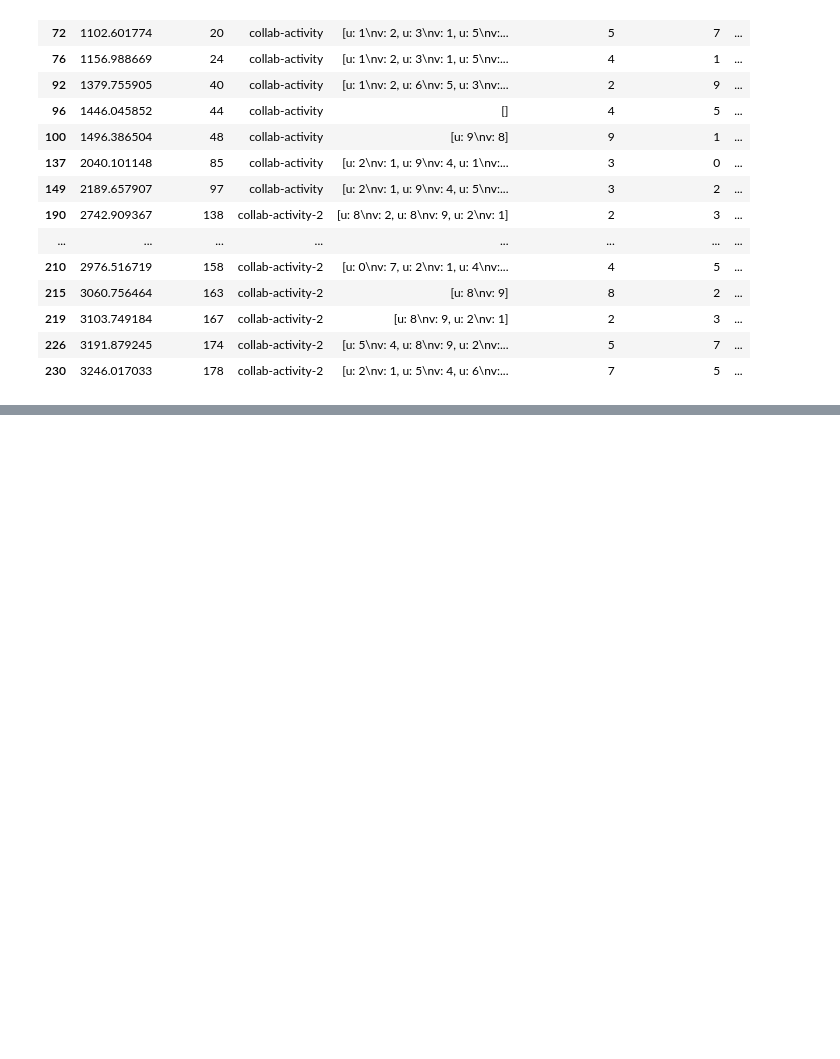
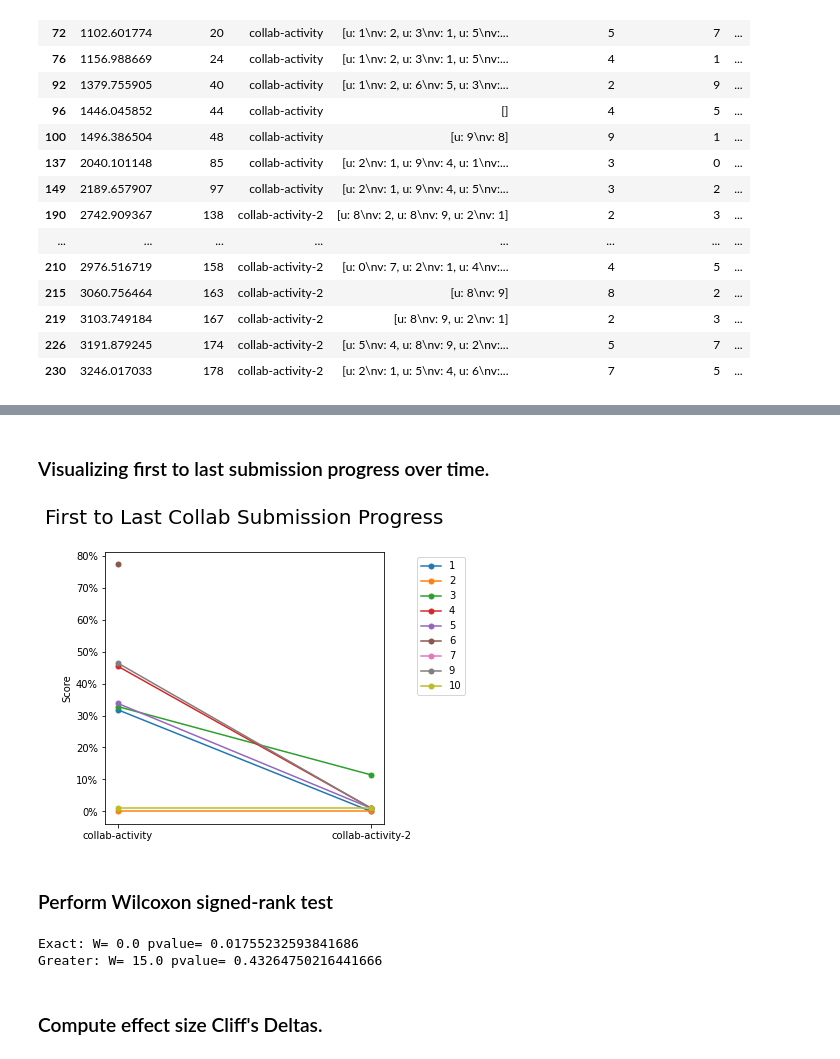
Before and after one commit to utku-norman/justhink-preexp-analysis, a Jupyter notebook: analysis/notebooks/4-perform-error-analysis-across-collaborative-activities-and-attempts.ipynb, the cells around one changed output, grey strips where cells are left out. Drawn from its saved outputs; the diff is of its cells as text; code cells hidden in the pictures; blank space fills up the shorter version.

Commit message:
Adding first to last collab submission progress visualization and stats

```diff
--- a/analysis/notebooks/4-perform-error-analysis-across-collaborative-activities-and-attempts.ipynb
+++ b/analysis/notebooks/4-perform-error-analysis-across-collaborative-activities-and-attempts.ipynb
@@ -1409,0 +1241,18 @@ for student,sad in sad_dict.items():
+# %%
+fl_df = cdf_human.copy()
+
+fldf = pd.DataFrame()
+
+#formatting df so that only the first and last submissions remain
+students = [1,2,3,4,5,6,7,9,10]
+for i in students:
+    stdf = fl_df.loc[fl_df['student'] == i]
+    fl = pd.DataFrame()
+    fl = fl.append(stdf.iloc[0])
+    fl = fl.append(stdf.iloc[-1])
+    fldf = fldf.append(fl,ignore_index=True)
+
+
+
+fldf.drop(['agent'],axis=1,inplace=True)
+fldf
@@ -1409,0 +1277,42 @@ for student,sad in sad_dict.items():
+# %% [markdown]
+### Visualizing first to last submission progress over time.
+# %%
+# visualization for error evolution over the best submission in each collaborative activity
+students = [1, 2, 3, 4, 5, 6, 7, 9, 10]
+separation = 0.01
+
+# graphing the pretest versus posttest is_spanning scores
+fig, ax = plt.subplots(1, figsize=(5, 5))
+
+prelist = list()
+postlist = list()
+for i in students:
+    temp = fldf[fldf['student'] == i]
+    values = list(temp.error)
+    #computing offset between overlapping lines
+    p0 = values[0] + prelist.count(values[0])*separation
+    p1 = values[1] + prelist.count(values[1])*separation
+    prelist.append(values[0])
+    postlist.append(values[1])
+    #plotting
+    plt.plot(temp.activity, [p0,p1], marker='o', markersize=5)
+plt.ylabel('Score')
+plt.title('First to Last Collab Submission Progress\n', loc='center', fontsize=20)
+
+leg = plt.legend(students, loc='upper left', frameon=True)
+# get the bounding box of the original legend
+bb = leg.get_bbox_to_anchor().inverse_transformed(ax.transAxes)
+# change to location of the legend
+xOffset = 1.1
+bb.x0 += xOffset
+bb.x1 += xOffset
+leg.set_bbox_to_anchor(bb, transform=ax.transAxes)
+
+# set y axis ticks to percentages
+yticks = plt.yticks()[0]
+plt.yticks(yticks[1:-1], [str(round(i*100)) + '%' for i in yticks[1:-1]])
+plt.show()
+# %% [output]
+[figure, added]
+# %% [markdown]
+### Perform Wilcoxon signed-rank test
@@ -1409,0 +1325,13 @@ for student,sad in sad_dict.items():
+# %%
+r = collab_a
+o = collab_b
+w, p = wilcoxon(r, o, mode="exact")
+# null hypotehsis says they are the same, p val less than threshold, reject hyp, conclude that post is larger than pretest
+print('Exact:', 'W=', w, 'pvalue=', p)
+a, b = wilcoxon(r, o, mode="exact", alternative="greater")
+print('Greater:', 'W=', a, 'pvalue=', b)
+# %% [output]
+Exact: W= 0.0 pvalue= 0.01755232593841686
+Greater: W= 15.0 pvalue= 0.43264750216441666
+# %% [markdown]
+### Compute effect size Cliff's Deltas.
```
Also changed, not shown: parts of 23 cells of this notebook.
